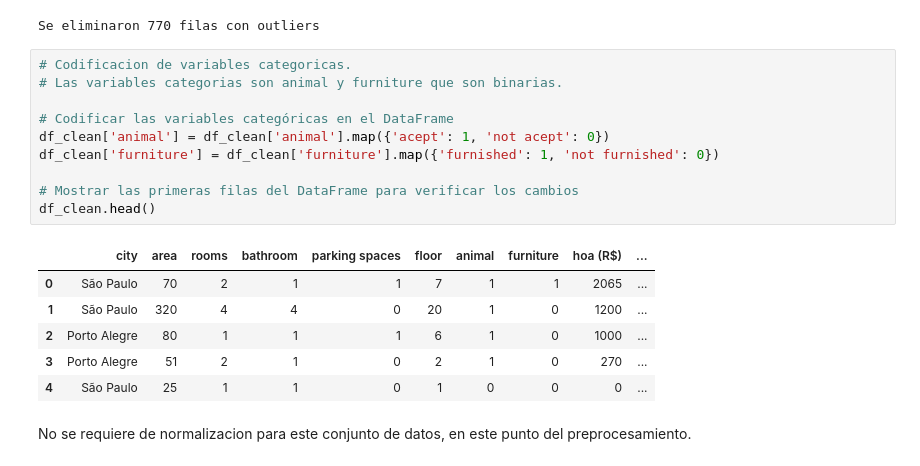
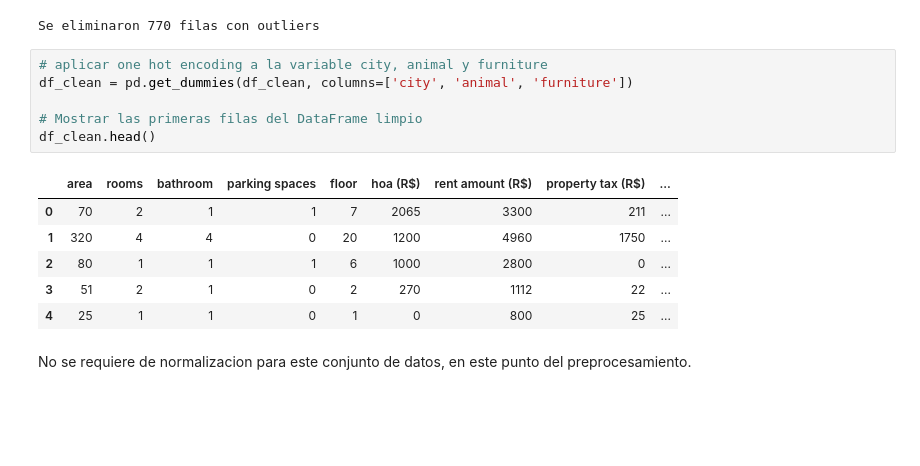
Before and after one commit to jazurdia/DS-Lab8, a Jupyter notebook: lab8.ipynb, the cells around one changed output. Cells and saved outputs as stored; diff of their text form; blank space fills up the shorter version.

```diff
--- a/lab8.ipynb
+++ b/lab8.ipynb
@@ -149,23 +173,19 @@ df_clean = df.drop(z_outliers.index)
 print(f"Se eliminaron {contador} filas con outliers")
 # %% [output]
 Se eliminaron 770 filas con outliers
-# %%
-# Codificacion de variables categoricas.
-# Las variables categorias son animal y furniture que son binarias.
-
-# Codificar las variables categóricas en el DataFrame
-df_clean['animal'] = df_clean['animal'].map({'acept': 1, 'not acept': 0})
-df_clean['furniture'] = df_clean['furniture'].map({'furnished': 1, 'not furnished': 0})
-
-# Mostrar las primeras filas del DataFrame para verificar los cambios
-df_clean.head()
-# %% [output]
-|  | city | area | rooms | bathroom | parking spaces | floor | animal | furniture | hoa (R$) | ... |
-| 0 | São Paulo | 70 | 2 | 1 | 1 | 7 | 1 | 1 | 2065 | ... |
-| 1 | São Paulo | 320 | 4 | 4 | 0 | 20 | 1 | 0 | 1200 | ... |
-| 2 | Porto Alegre | 80 | 1 | 1 | 1 | 6 | 1 | 0 | 1000 | ... |
-| 3 | Porto Alegre | 51 | 2 | 1 | 0 | 2 | 1 | 0 | 270 | ... |
-| 4 | São Paulo | 25 | 1 | 1 | 0 | 1 | 0 | 0 | 0 | ... |
+# %%
+# aplicar one hot encoding a la variable city, animal y furniture
+df_clean = pd.get_dummies(df_clean, columns=['city', 'animal', 'furniture'])
+
+# Mostrar las primeras filas del DataFrame limpio
+df_clean.head()
+# %% [output]
+|  | area | rooms | bathroom | parking spaces | floor | hoa (R$) | rent amount (R$) | property tax (R$) | ... |
+| 0 | 70 | 2 | 1 | 1 | 7 | 2065 | 3300 | 211 | ... |
+| 1 | 320 | 4 | 4 | 0 | 20 | 1200 | 4960 | 1750 | ... |
+| 2 | 80 | 1 | 1 | 1 | 6 | 1000 | 2800 | 0 | ... |
+| 3 | 51 | 2 | 1 | 0 | 2 | 270 | 1112 | 22 | ... |
+| 4 | 25 | 1 | 1 | 0 | 1 | 0 | 800 | 25 | ... |
 # %% [markdown]
 No se requiere de normalizacion para este conjunto de datos, en este punto del preprocesamiento.
 # %% [markdown]
```
Also changed, not shown: parts of 4 cells of this notebook.
